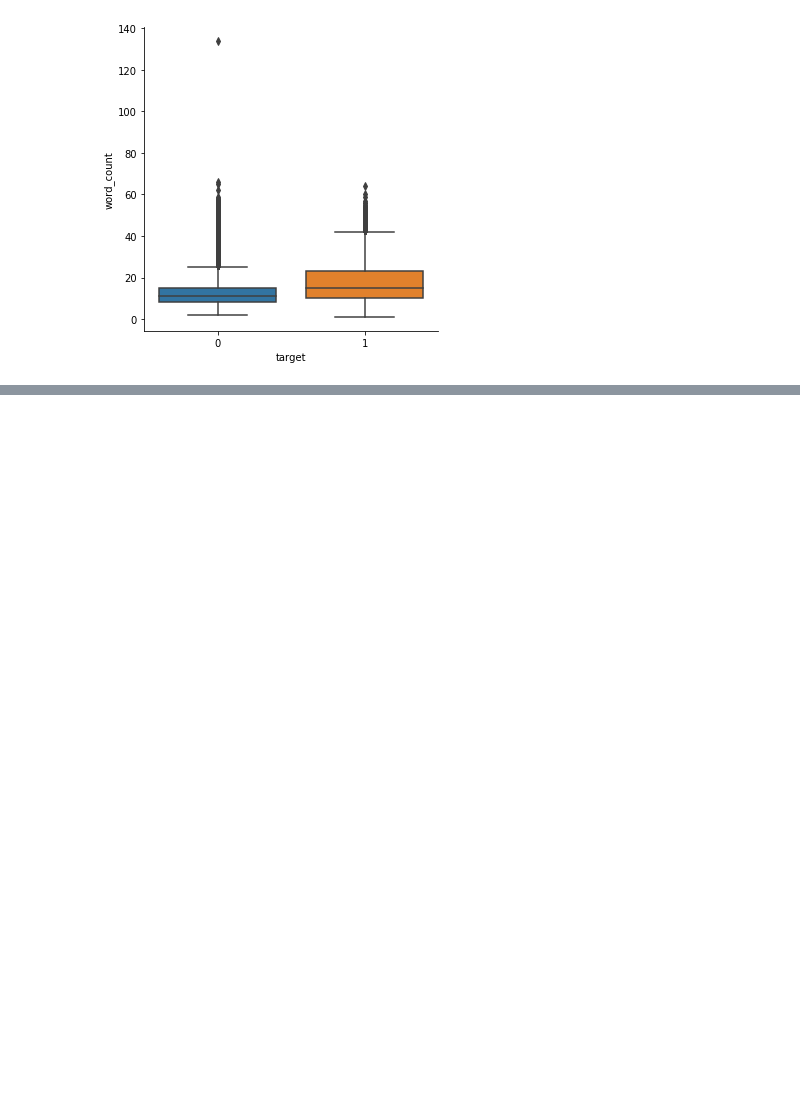
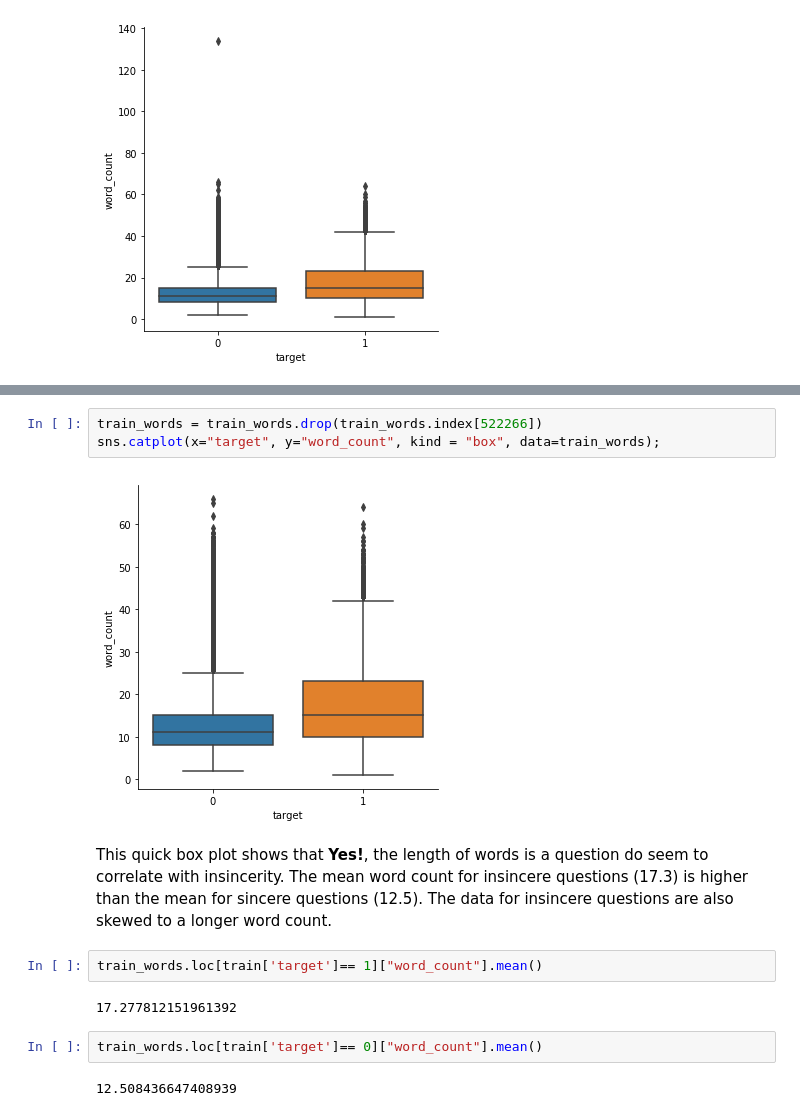
Before and after one commit to mbstone/Quora-Kaggle-Competition, a Jupyter notebook: Quora Kaggle Exploratory Data Analysis.ipynb, the cells around one changed output, grey strips where cells are left out. Drawn from its saved outputs; the diff is of its cells as text; blank space fills up the shorter version.

Commit message:
Determined that insincere Qs are longer! shocking!

```diff
--- a/Quora Kaggle Exploratory Data Analysis.ipynb
+++ b/Quora Kaggle Exploratory Data Analysis.ipynb
@@ -169,0 +190,15 @@ sns.catplot(x="target", y="word_count", kind = "box", data=train_words);
+# %%
+train_words = train_words.drop(train_words.index[522266])
+sns.catplot(x="target", y="word_count", kind = "box", data=train_words);
+# %% [output]
+[figure, added]
+# %% [markdown]
+This quick box plot shows that **Yes!**, the length of words is a question do seem to correlate with insincerity. The mean word count for insincere questions (17.3) is higher than the mean for sincere questions (12.5). The data for insincere questions are also skewed to a longer word count.
+# %%
+train_words.loc[train['target']== 1]["word_count"].mean()
+# %% [output]
+17.277812151961392
+# %%
+train_words.loc[train['target']== 0]["word_count"].mean()
+# %% [output]
+12.508436647408939
```
Also changed, not shown: parts of 4 cells of this notebook.
